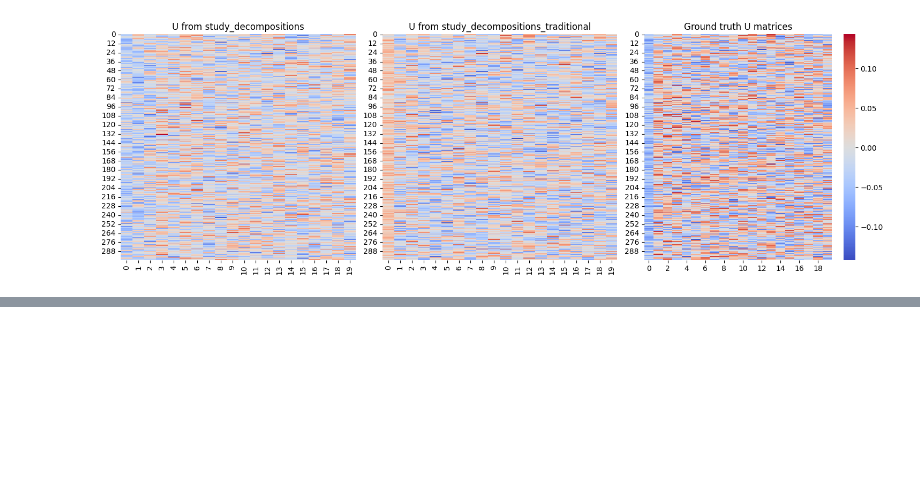
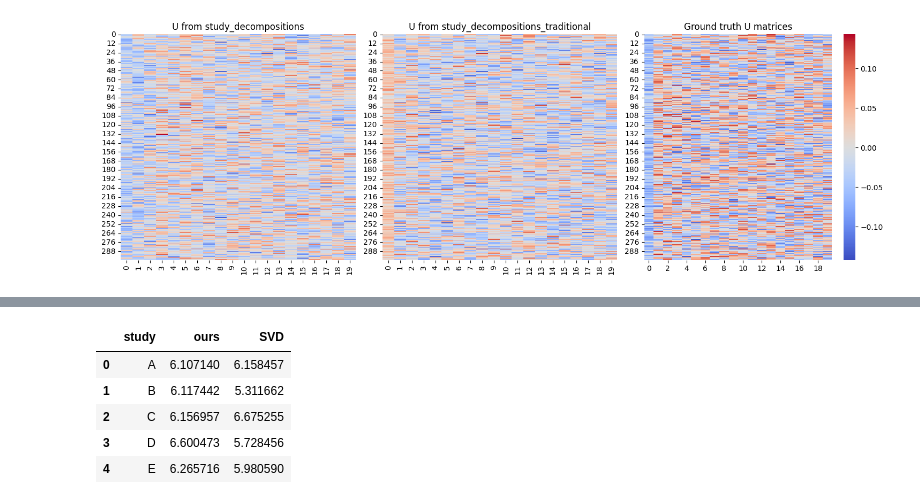
Before and after one commit to ysc12451/curatedMetagenomicDataAnalyses, a Jupyter notebook: notebook/sim_visz.ipynb, the cells around one changed output, grey strips where cells are left out. Cells and saved outputs as stored; diff of their text form; code cells hidden in the pictures; blank space fills up the shorter version.

```diff
--- a/notebook/sim_visz.ipynb
+++ b/notebook/sim_visz.ipynb
@@ -190,3 +190,30 @@ for study in unique_studies:
 [figure]
 [figure]
 [figure]
+# %%
+from collections import defaultdict
+
+def com_loss(study):
+    U_study = study_decompositions[study][0]
+    U_study_traditional = study_decompositions_traditional[study][0]
+    # U_difference = U_study - U_study_traditional
+    U_groundTruth = np.array(sim_study_groundTruth[study])
+    # Compute difference matrices
+    diff_U_study = U_study - U_groundTruth
+    diff_U_study_traditional = U_study_traditional - U_groundTruth
+
+    # Compute Frobenius norms
+    norm_U_study = np.linalg.norm(diff_U_study, 'fro')
+    norm_U_study_traditional = np.linalg.norm(diff_U_study_traditional, 'fro')
+
+    print(f"Frobenius norm of the difference between U_study and U_groundTruth: {norm_U_study}")
+    print(f"Frobenius norm of the difference between U_study_traditional and U_groundTruth: {norm_U_study_traditional}")
+
+    return norm_U_study, norm_U_study_traditional
+loss = defaultdict(list)
+
+for study in unique_studies:
+    loss["study"].append(study)
+    norm_U_study, norm_U_study_traditional = com_loss(study)
+    loss["ours"].append(norm_U_study)
+    loss["SVD"].append(norm_U_study_traditional)
@@ -192,0 +231,10 @@ for study in unique_studies:
+# %%
+import pandas as pd
+pd.DataFrame(loss)
+# %% [output]
+|  | study | ours | SVD |
+| 0 | A | 6.107140 | 6.158457 |
+| 1 | B | 6.117442 | 5.311662 |
+| 2 | C | 6.156957 | 6.675255 |
+| 3 | D | 6.600473 | 5.728456 |
+| 4 | E | 6.265716 | 5.980590 |
```
Also changed, not shown: parts of 1 cell of this notebook.
